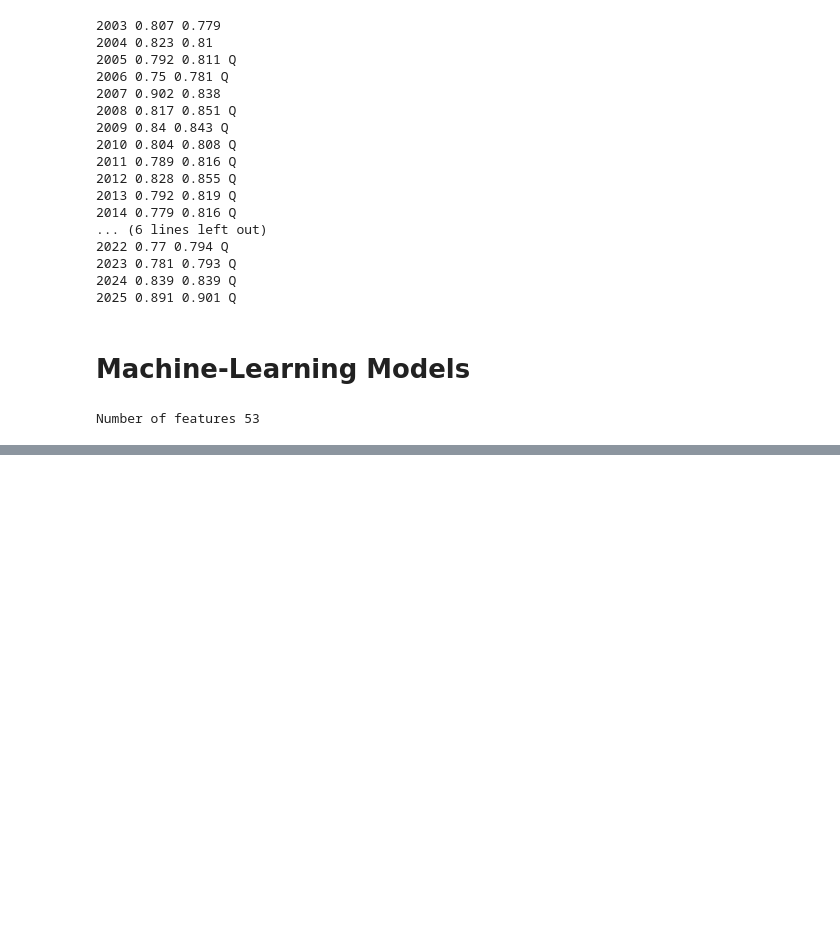
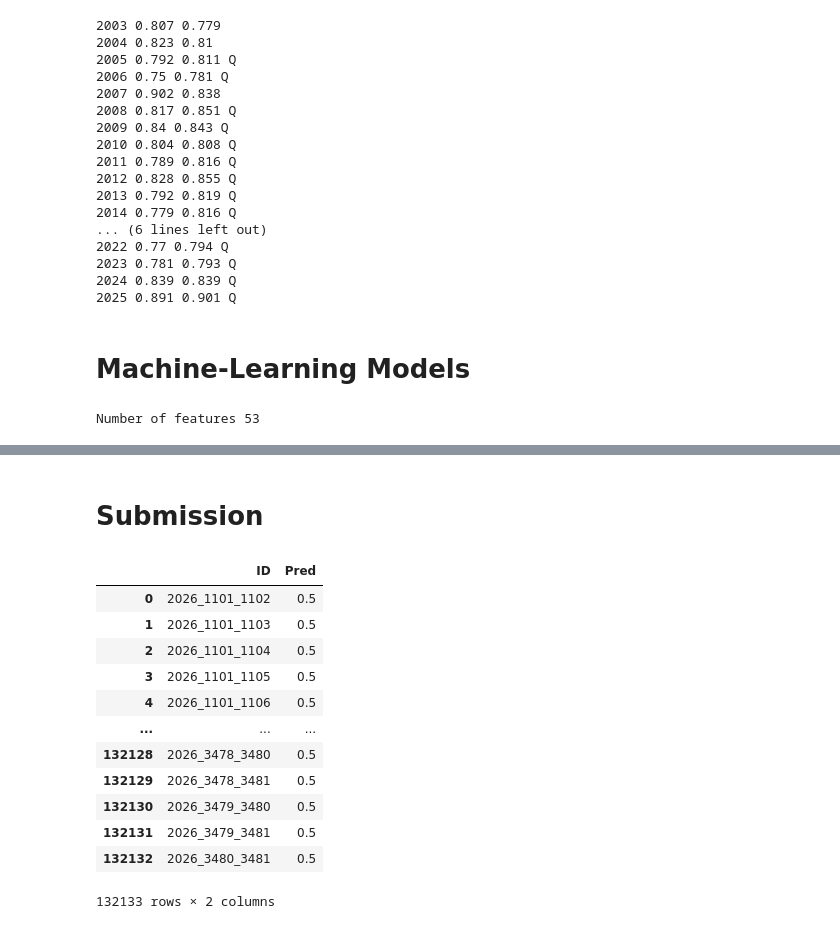
Before and after one commit to maggieweiq-choco/March-Machine-Learning-Mania-2026_Odyssey, a Jupyter notebook: NCAA version7.ipynb, the cells around one changed output, grey strips where cells are left out. Drawn from its saved outputs; the diff is of its cells as text; code cells hidden in the pictures; blank space fills up the shorter version.

```diff
--- a/NCAA version7.ipynb
+++ b/NCAA version7.ipynb
@@ -1290,0 +1293,19 @@ Final avg Brier: 0.1654454087
+# %% [markdown]
+# Submission
+# %%
+X = pd.read_csv("SampleSubmissionStage2.csv")
+X
+# %% [output]
+|  | ID | Pred |
+| 0 | 2026_1101_1102 | 0.5 |
+| 1 | 2026_1101_1103 | 0.5 |
+| 2 | 2026_1101_1104 | 0.5 |
+| 3 | 2026_1101_1105 | 0.5 |
+| 4 | 2026_1101_1106 | 0.5 |
+| ... | ... | ... |
+| 132128 | 2026_3478_3480 | 0.5 |
+| 132129 | 2026_3478_3481 | 0.5 |
+| 132130 | 2026_3479_3480 | 0.5 |
+| 132131 | 2026_3479_3481 | 0.5 |
+| 132132 | 2026_3480_3481 | 0.5 |
+132133 rows × 2 columns
```
Also changed, not shown: parts of 18 cells of this notebook, 1 other file.
